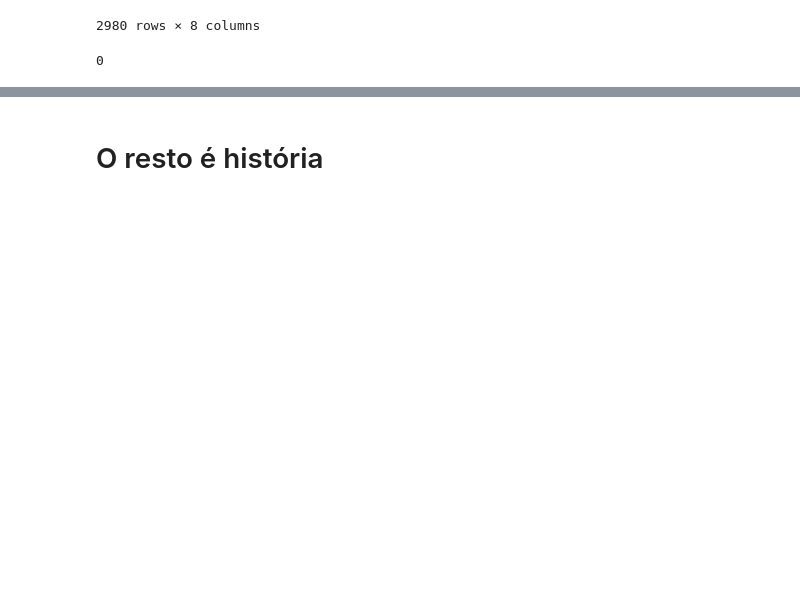
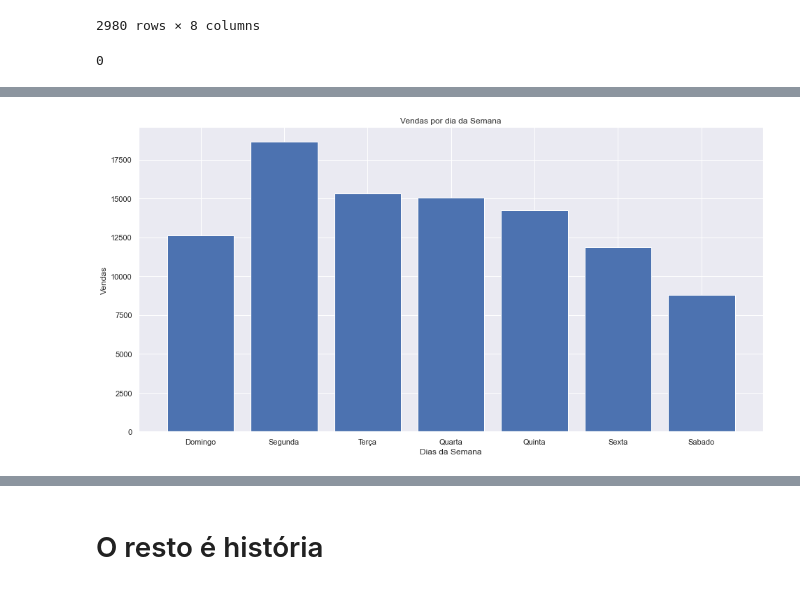
Before and after one commit to Herikc2/Brazilian-E-Commerce-Olist, a Jupyter notebook: docs/main.ipynb, the cells around one changed output, grey strips where cells are left out. Cells and saved outputs as stored; diff of their text form; code cells hidden in the pictures; blank space fills up the shorter version.

```diff
--- a/docs/main.ipynb
+++ b/docs/main.ipynb
@@ -222,0 +244,5 @@ plt.show()
+# %%
+# Criando copia dataset ajustado
+dtOrdersMesAnoDia = dtOrdersAjustado[['order_id', 'order_approved_at']].copy()
+# %%
+dtOrdersMesAnoDia['weekday'] = dtOrdersMesAnoDia['order_approved_at'].dt.dayofweek
@@ -222,0 +258,4 @@ plt.show()
+# %%
+# Mantendo somente Ano, Mes e Dia
+dtOrdersMesAnoDia['order_approved_at'] = pd.to_datetime(dtOrdersMesAnoDia['order_approved_at'],\
+                                                        format = '%Y-%m-%d %H:%M:%S').dt.to_period('y')
@@ -222,0 +271,14 @@ plt.show()
+# %%
+fig, ax = plt.subplots(figsize = (16, 8))
+
+labels = ['Domingo', 'Segunda', 'Terça', 'Quarta', 'Quinta', 'Sexta', 'Sabado']
+
+ax.bar(labels, dtOrdersMesAnoDia.groupby('weekday').count()['order_id'])
+
+ax.set_xlabel('Dias da Semana')
+ax.set_ylabel('Vendas')
+ax.set_title('Vendas por dia da Semana')
+
+plt.show()
+# %% [output]
+[figure, added]
```
Also changed, not shown: parts of 16 cells of this notebook.
